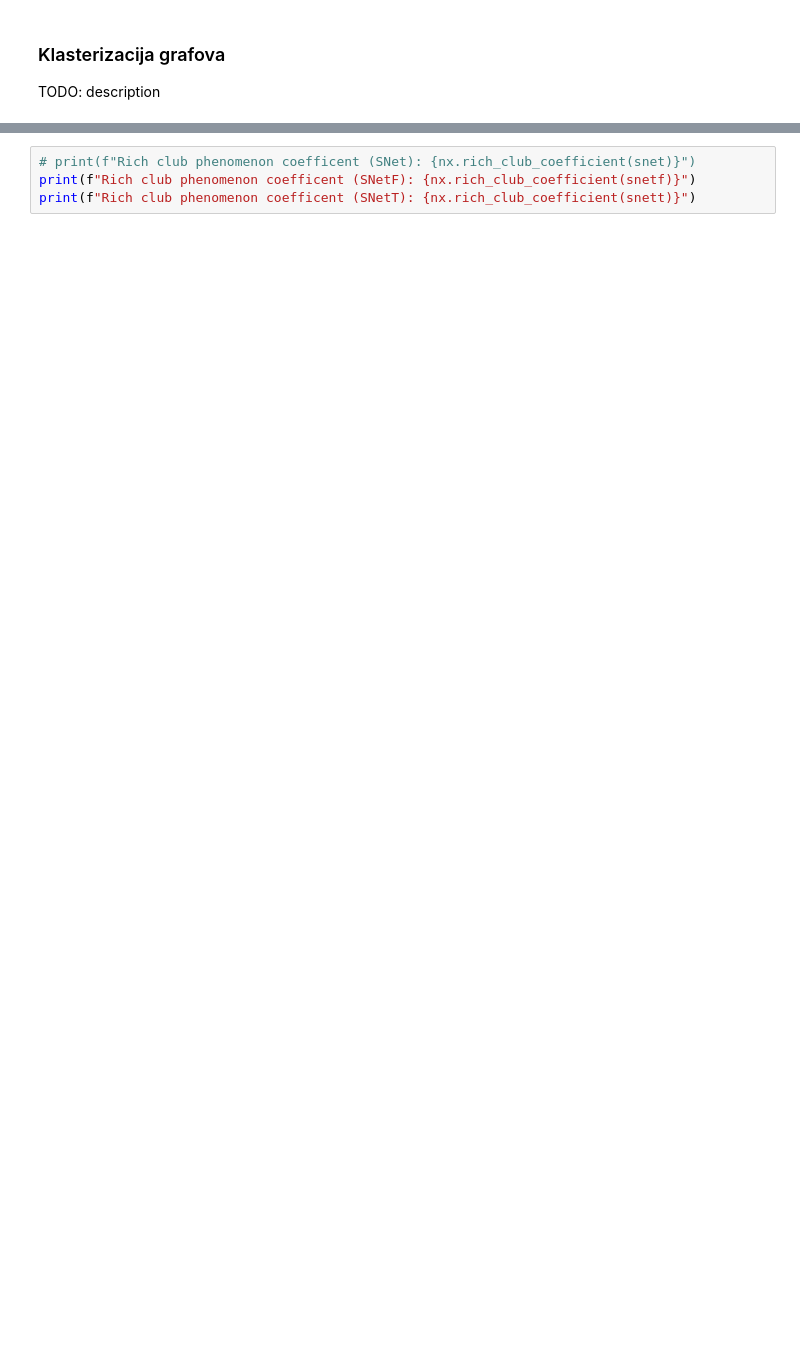
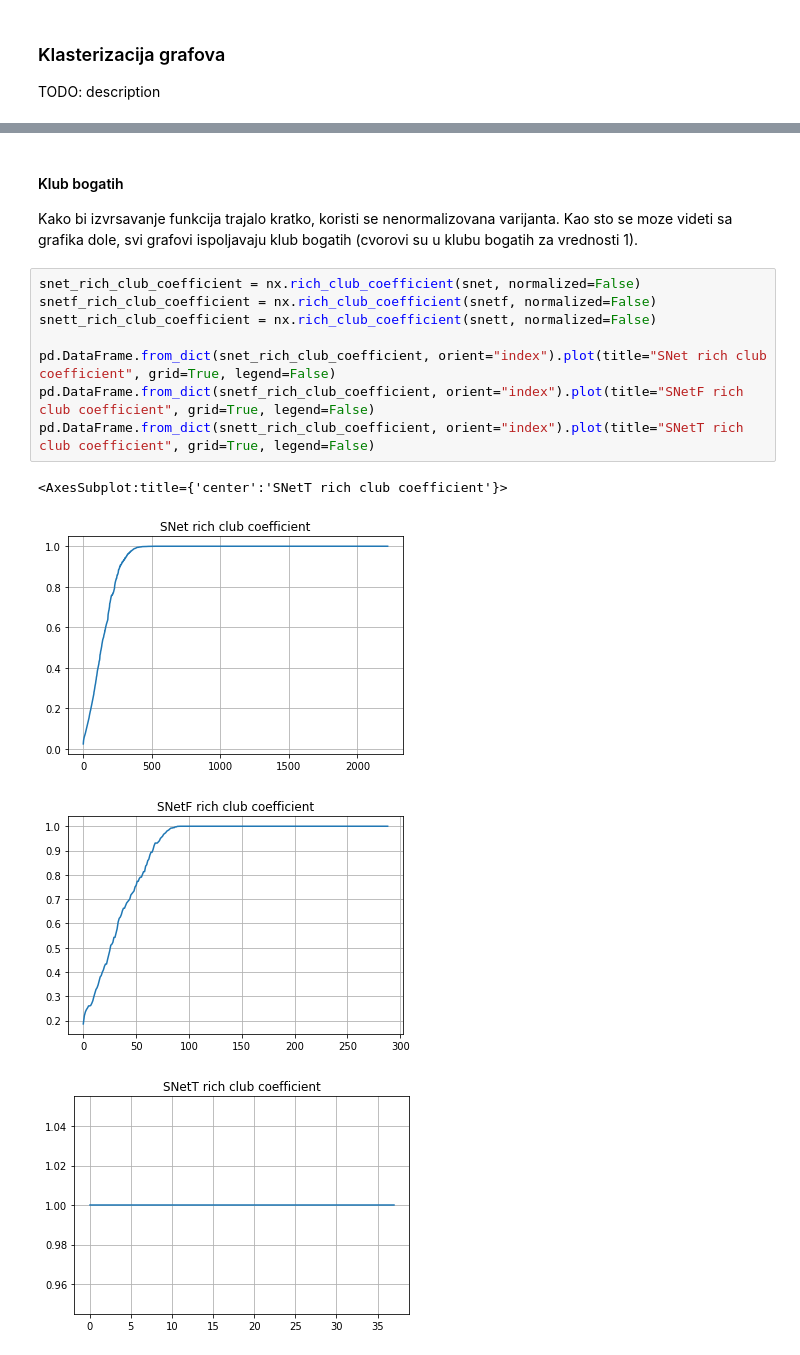
Before and after one commit to bogdanbebic/asm-reddit-analysis, a Jupyter notebook: reddit-analysis.ipynb, the cells around one changed output, grey strips where cells are left out. Cells and saved outputs as stored; diff of their text form; blank space fills up the shorter version.

Commit message:
Add graphs and simplify rich club

```diff
--- a/reddit-analysis.ipynb
+++ b/reddit-analysis.ipynb
@@ -290,4 +320,17 @@ print(f"Global clustering (SNetT): {nx.transitivity(snett)}")
-# %%
-# print(f"Rich club phenomenon coefficent (SNet): {nx.rich_club_coefficient(snet)}")
-print(f"Rich club phenomenon coefficent (SNetF): {nx.rich_club_coefficient(snetf)}")
-print(f"Rich club phenomenon coefficent (SNetT): {nx.rich_club_coefficient(snett)}")
+# %% [markdown]
+#### Klub bogatih
+Kako bi izvrsavanje funkcija trajalo kratko, koristi se nenormalizovana varijanta.
+Kao sto se moze videti sa grafika dole, svi grafovi ispoljavaju klub bogatih (cvorovi su u klubu bogatih za vrednosti 1).
+# %%
+snet_rich_club_coefficient = nx.rich_club_coefficient(snet, normalized=False)
+snetf_rich_club_coefficient = nx.rich_club_coefficient(snetf, normalized=False)
+snett_rich_club_coefficient = nx.rich_club_coefficient(snett, normalized=False)
+
+pd.DataFrame.from_dict(snet_rich_club_coefficient, orient="index").plot(title="SNet rich club coefficient", grid=True, legend=False)
+pd.DataFrame.from_dict(snetf_rich_club_coefficient, orient="index").plot(title="SNetF rich club coefficient", grid=True, legend=False)
+pd.DataFrame.from_dict(snett_rich_club_coefficient, orient="index").plot(title="SNetT rich club coefficient", grid=True, legend=False)
+# %% [output]
+<AxesSubplot:title={'center':'SNetT rich club coefficient'}>
+[figure, added]
+[figure, added]
+[figure, added]
```
Also changed, not shown: parts of 5 cells of this notebook, 1 other file.
